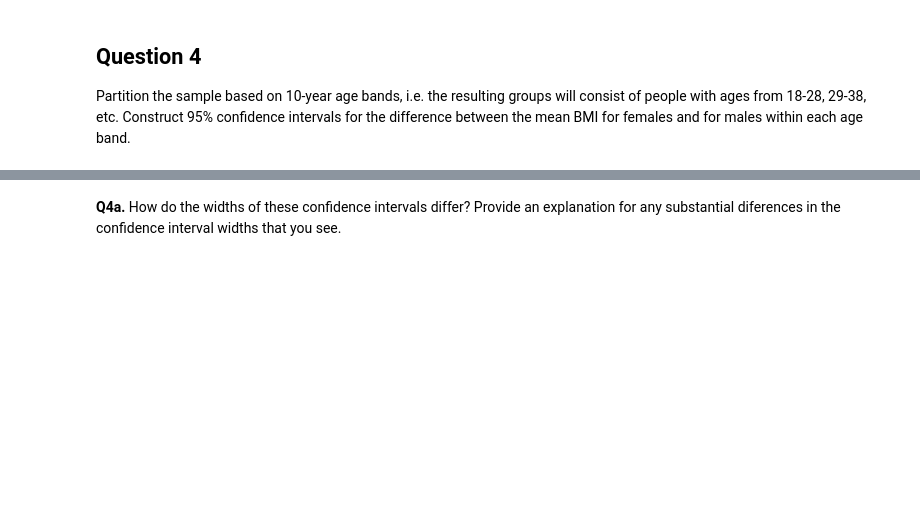
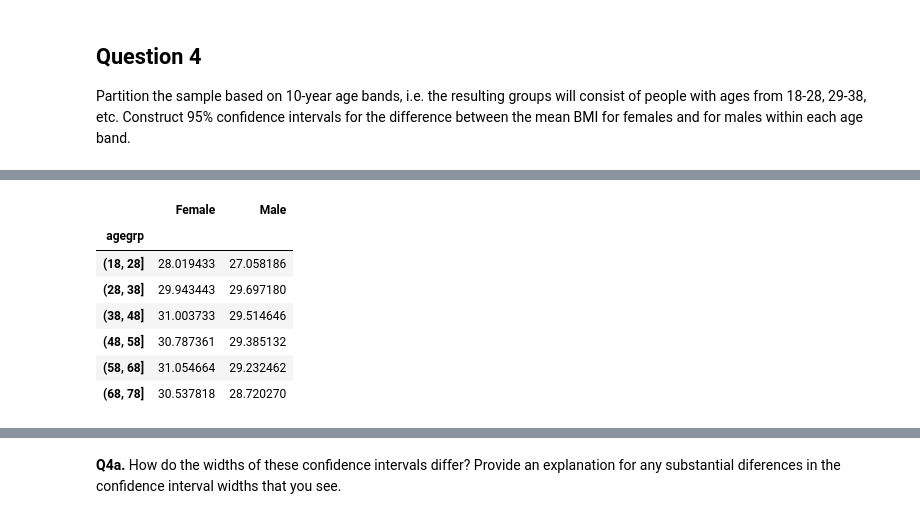
Before and after one commit to Marzipan78/Striving, a Jupyter notebook: M1_Math/07. P-value and Confidence Interval/01_confidence_intervals_practice.ipynb, the cells around one changed output, grey strips where cells are left out. Cells and saved outputs as stored; diff of their text form; code cells hidden in the pictures; blank space fills up the shorter version.

```diff
--- a/M1_Math/07. P-value and Confidence Interval/01_confidence_intervals_practice.ipynb
+++ b/M1_Math/07. P-value and Confidence Interval/01_confidence_intervals_practice.ipynb
@@ -259,0 +289,15 @@ Partition the sample based on 10-year age bands, i.e. the resulting groups will
+# %%
+# enter your code here
+da["agegrp"] = pd.cut(da.RIDAGEYR, [18, 28, 38, 48, 58, 68, 78])
+pr = da.groupby(["agegrp", "RIAGENDRx"]).agg({"BMXBMI": lambda x: np.mean(x)}).unstack()
+pr.columns = ["Female", "Male"]
+pr
+# %% [output]
+|  | Female | Male |
+| agegrp |  |  |
+| (18, 28] | 28.019433 | 27.058186 |
+| (28, 38] | 29.943443 | 29.697180 |
+| (38, 48] | 31.003733 | 29.514646 |
+| (48, 58] | 30.787361 | 29.385132 |
+| (58, 68] | 31.054664 | 29.232462 |
+| (68, 78] | 30.537818 | 28.720270 |
```
Also changed, not shown: parts of 10 cells of this notebook.
